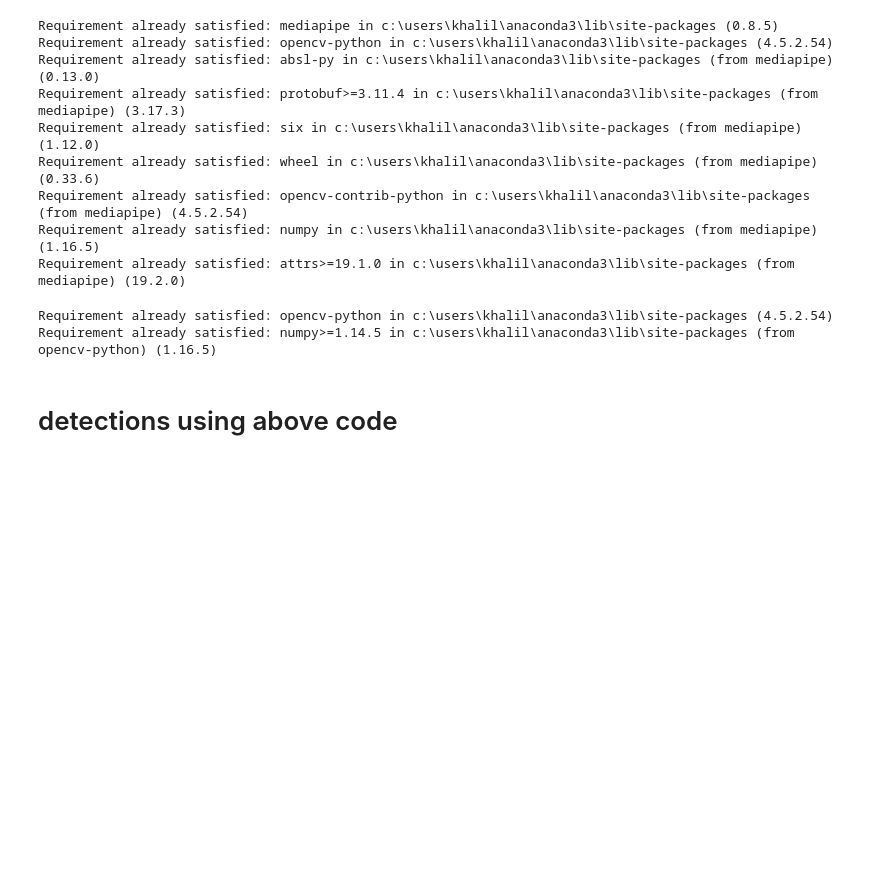
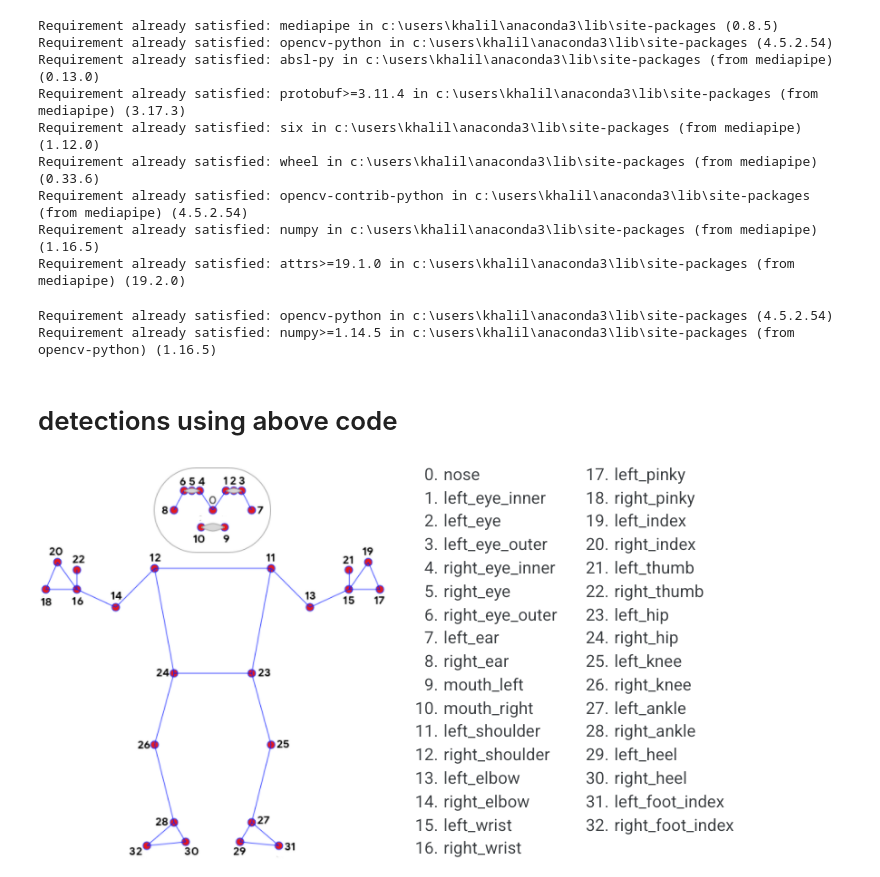
Before and after one commit to khalil146/FYP_Salat, a Jupyter notebook: salat.ipynb, the cells around one changed output. Cells and saved outputs as stored; diff of their text form; code cells hidden in the pictures; blank space fills up the shorter version.

```diff
--- a/salat.ipynb
+++ b/salat.ipynb
@@ -81,3 +81,9 @@ with mp_pose.Pose(
             break
     cap.release()
     cv2.destroyAllWindows()
+# %%
+from IPython.display import Image
+url = 'https://google.github.io/mediapipe/images/mobile/pose_tracking_full_body_landmarks.png'
+Image(url,width=700, height=700)
+# %% [output]
+[figure, added]
```
Also changed, not shown: parts of 4 cells of this notebook.
